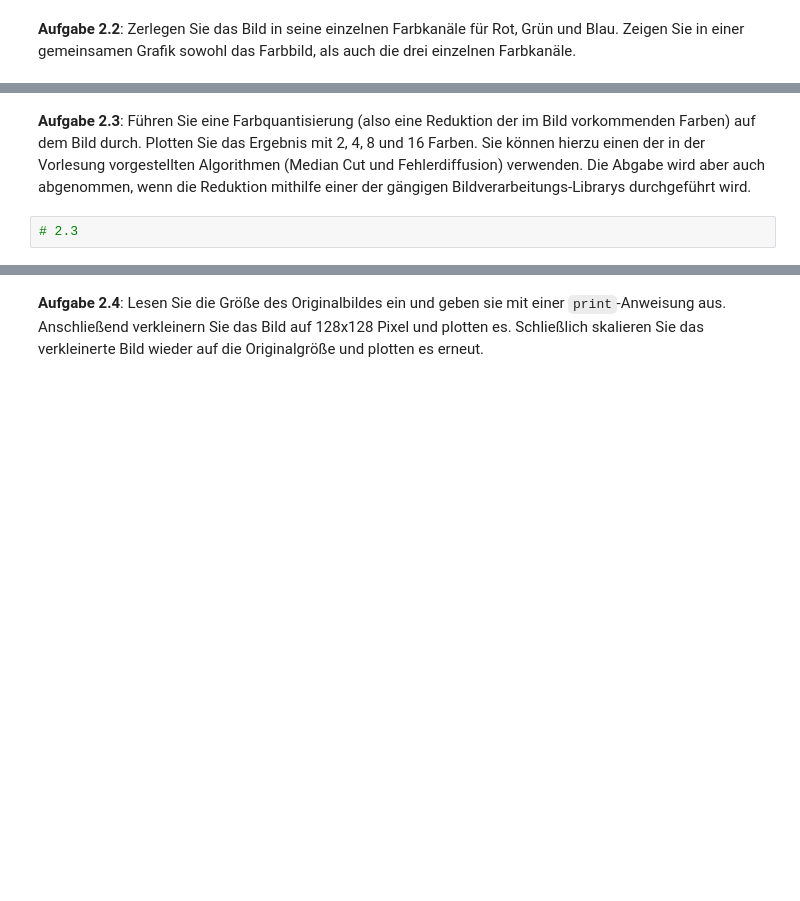
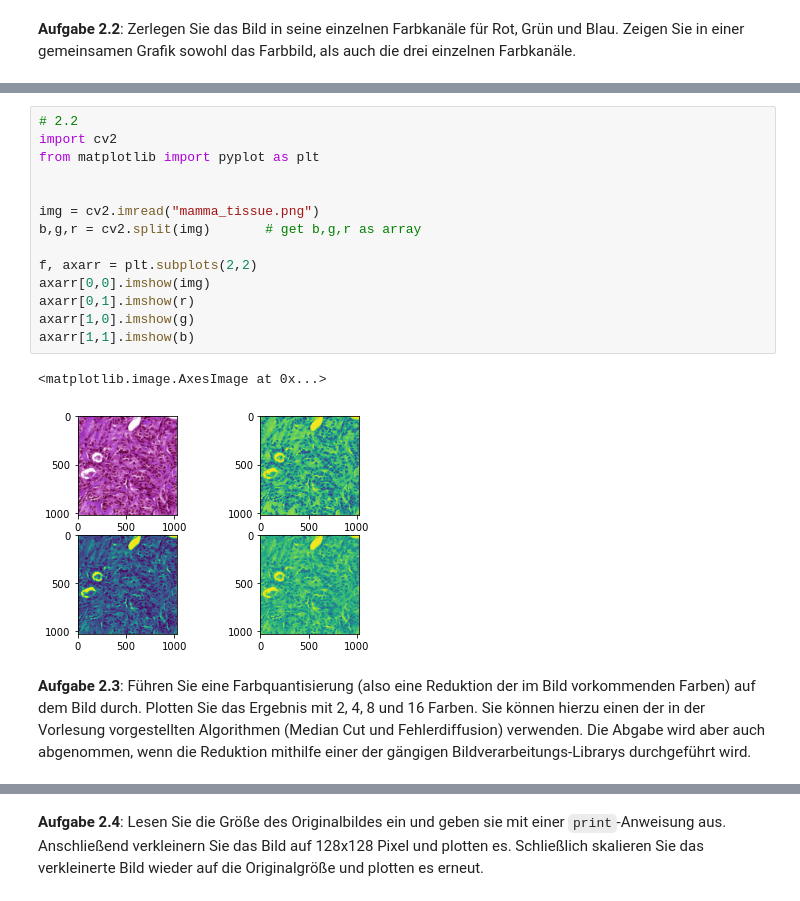
Before and after one commit to Jonalismus/Beleg_1_Bildverarbeitung, a Jupyter notebook: MBV - Bilddateien Bilddarstellung und Diskretisierung.ipynb, the cells around one changed output, grey strips where cells are left out. Cells and saved outputs as stored; diff of their text form; blank space fills up the shorter version.

```diff
--- a/MBV - Bilddateien Bilddarstellung und Diskretisierung.ipynb
+++ b/MBV - Bilddateien Bilddarstellung und Diskretisierung.ipynb
@@ -193,4 +119,19 @@ display(red, green, blue, original)
+# %%
+# 2.2
+import cv2
+from matplotlib import pyplot as plt
+
+
+img = cv2.imread("mamma_tissue.png")
+b,g,r = cv2.split(img)       # get b,g,r as array
+
+f, axarr = plt.subplots(2,2)
+axarr[0,0].imshow(img)
+axarr[0,1].imshow(r)
+axarr[1,0].imshow(g)
+axarr[1,1].imshow(b)
+# %% [output]
+<matplotlib.image.AxesImage at 0x...>
+[figure, added]
 # %% [markdown]
-**Aufgabe 2.3**: Führen Sie eine Farbquantisierung (also eine Reduktion der im Bild vorkommenden Farben) auf dem Bild durch. Plotten Sie das Ergebnis mit 2, 4, 8 und 16 Farben. Sie können hierzu einen der in der Vorlesung vorgestellten Algorithmen (Median Cut und Fehlerdiffusion) verwenden. Die Abgabe wird aber auch abgenommen, wenn die Reduktion mithilfe einer der gängigen Bildverarbeitungs-Librarys durchgeführt wird.
+ **Aufgabe 2.3**: Führen Sie eine Farbquantisierung (also eine Reduktion der im Bild vorkommenden Farben) auf dem Bild durch. Plotten Sie das Ergebnis mit 2, 4, 8 und 16 Farben. Sie können hierzu einen der in der Vorlesung vorgestellten Algorithmen (Median Cut und Fehlerdiffusion) verwenden. Die Abgabe wird aber auch abgenommen, wenn die Reduktion mithilfe einer der gängigen Bildverarbeitungs-Librarys durchgeführt wird.
-# %%
-# 2.3
```
Also changed, not shown: parts of 25 cells of this notebook, 4 other files.
